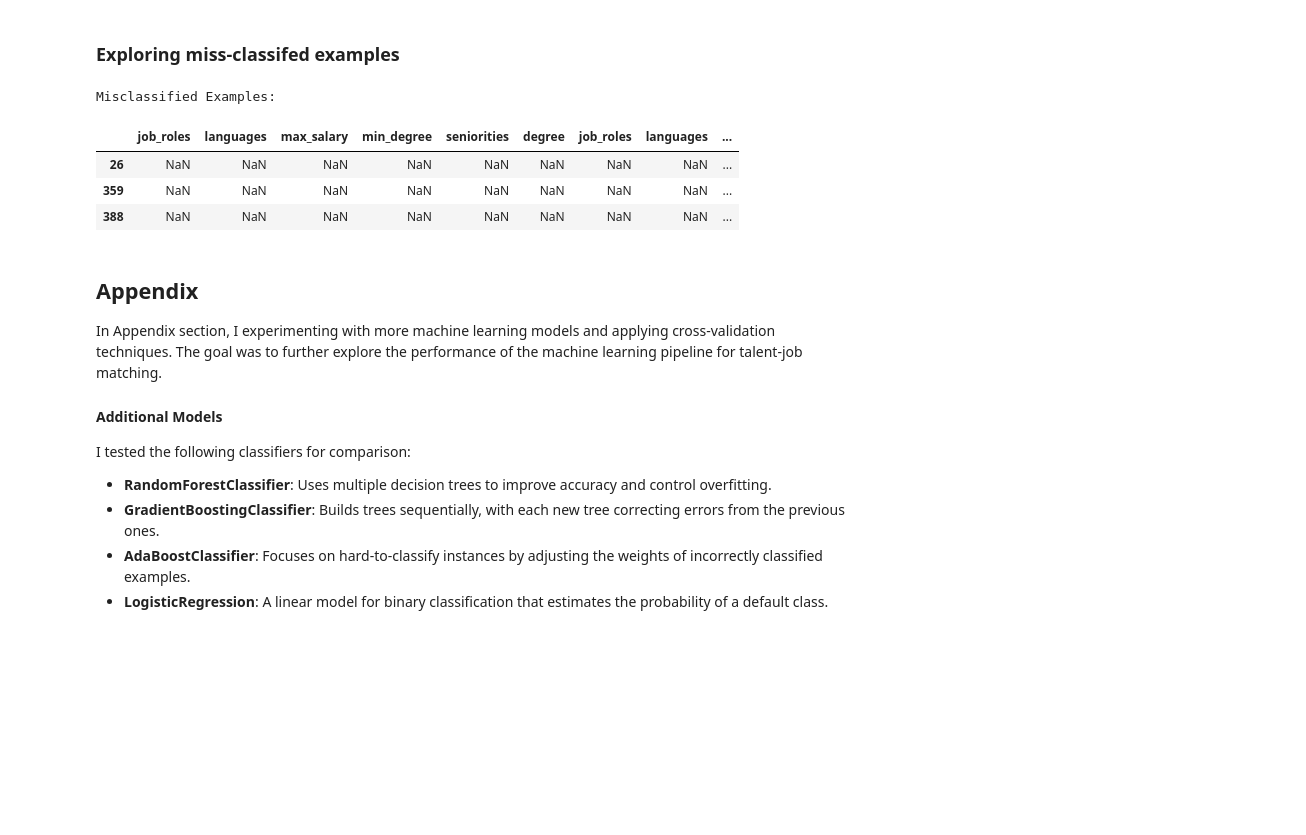
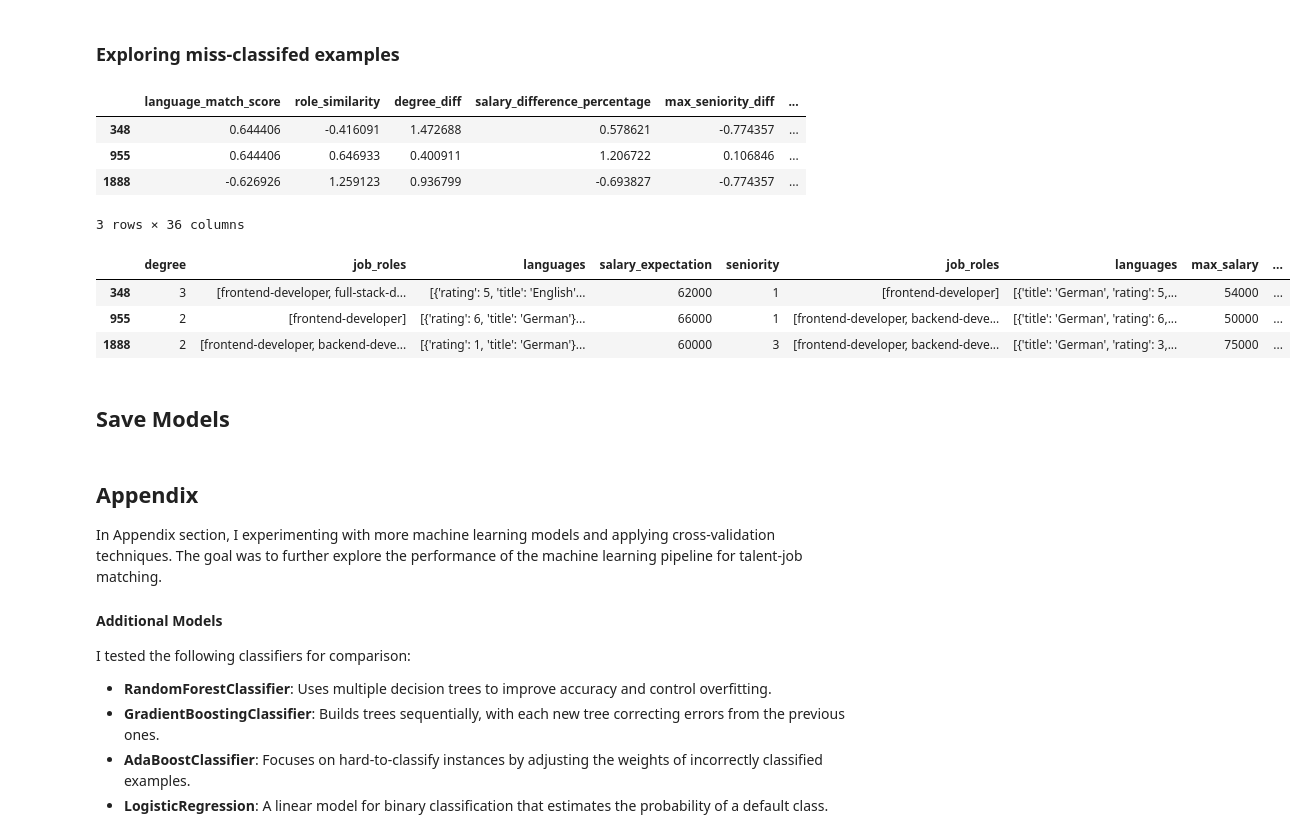
Before and after one commit to aleksabisercic/instaffo_matching, a Jupyter notebook: notebooks/03_feature_engineering_and_model_training.ipynb, the cells around one changed output. Saved outputs shown, nothing was run; the diff lists cells and outputs as text; code cells hidden in the pictures; blank space fills up the shorter version.

```diff
--- a/notebooks/03_feature_engineering_and_model_training.ipynb
+++ b/notebooks/03_feature_engineering_and_model_training.ipynb
@@ -402,27 +402,42 @@ weighted avg       0.99      0.99      0.99       400
 ### Exploring miss-classifed examples
 # %%
 import pandas as pd
+# Convert y_test to a pandas Series with the correct indices
+y_test_series = pd.Series(y_test, index=job_df_test.index)
 
-# Convert y_test to a pandas Series if it's not already
-y_test_series = pd.Series(y_test.to_numpy().flatten(), name='Actual')
+# Predict using the GradientBoosting model
+y_pred = gb_model.predict(X_test)
 
 # Get misclassified indices
-misclassified_indices = y_test_series.index[y_test_series != y_pred]
+misclassified_indices = y_test_series[y_test_series != y_pred].index
 
-# Fetch misclassified examples from the original DataFrame
-df = pd.concat([job_df_test, talent_df_test, labels_df], axis=1)
-misclassified_examples = df.loc[misclassified_indices]
+# Convert X_test to a DataFrame with the correct indices
+X_test_df = pd.DataFrame(X_test, columns=feature_engineer.get_feature_names(), index=job_df_test.index)
+y_pred_df = pd.Series(y_pred, index=job_df_test.index)
+
+# Extract misclassified examples
+misclassified_examples = X_test_df.loc[misclassified_indices]
 
 # Add actual and predicted values to the misclassified examples
 misclassified_examples['Actual'] = y_test_series.loc[misclassified_indices].values
-misclassified_examples['Predicted'] = y_pred[misclassified_indices]
+misclassified_examples['Predicted'] = y_pred_df.loc[misclassified_indices].values
 
-# Display misclassified examples
-print("Misclassified Examples:")
+# Display the misclassified examples
 misclassified_examples
 # %% [output]
+|  | language_match_score | role_similarity | degree_diff | salary_difference_percentage | max_seniority_diff | ... |
+| 348 | 0.644406 | -0.416091 | 1.472688 | 0.578621 | -0.774357 | ... |
+| 955 | 0.644406 | 0.646933 | 0.400911 | 1.206722 | 0.106846 | ... |
+| 1888 | -0.626926 | 1.259123 | 0.936799 | -0.693827 | -0.774357 | ... |
-Misclassified Examples:
+3 rows × 36 columns
-|  | job_roles | languages | max_salary | min_degree | seniorities | degree | job_roles | languages | ... |
-| 26 | NaN | NaN | NaN | NaN | NaN | NaN | NaN | NaN | ... |
-| 359 | NaN | NaN | NaN | NaN | NaN | NaN | NaN | NaN | ... |
-| 388 | NaN | NaN | NaN | NaN | NaN | NaN | NaN | NaN | ... |
+# %%
+# get values from original dataframes
+df_job = pd.concat([talent_df, job_df, labels_df], axis=1)
+df_job.loc[misclassified_indices]
+# %% [output]
+|  | degree | job_roles | languages | salary_expectation | seniority | job_roles | languages | max_salary | ... |
+| 348 | 3 | [frontend-developer, full-stack-d... | [{'rating': 5, 'title': 'English'... | 62000 | 1 | [frontend-developer] | [{'title': 'German', 'rating': 5,... | 54000 | ... |
+| 955 | 2 | [frontend-developer] | [{'rating': 6, 'title': 'German'}... | 66000 | 1 | [frontend-developer, backend-deve... | [{'title': 'German', 'rating': 6,... | 50000 | ... |
+| 1888 | 2 | [frontend-developer, backend-deve... | [{'rating': 1, 'title': 'German'}... | 60000 | 3 | [frontend-developer, backend-deve... | [{'title': 'German', 'rating': 3,... | 75000 | ... |
+# %% [markdown]
+## Save Models
```
Also changed, not shown: parts of 41 cells of this notebook, 20 other files.
